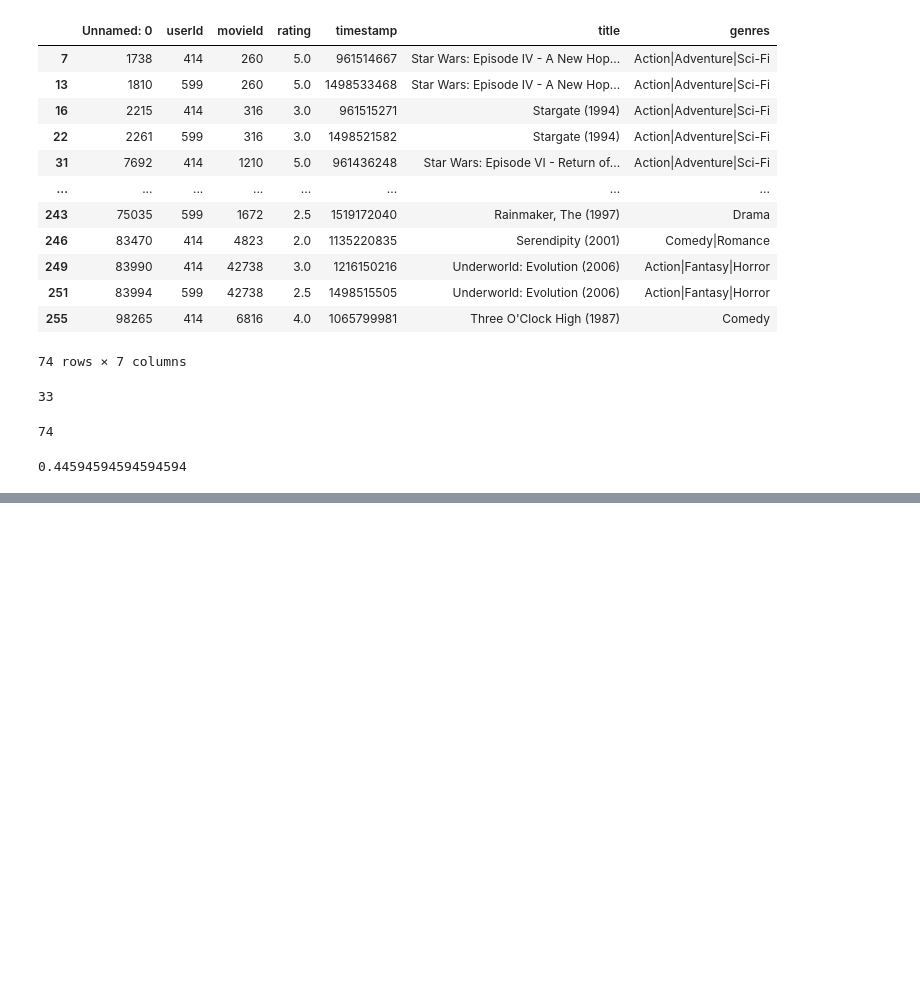
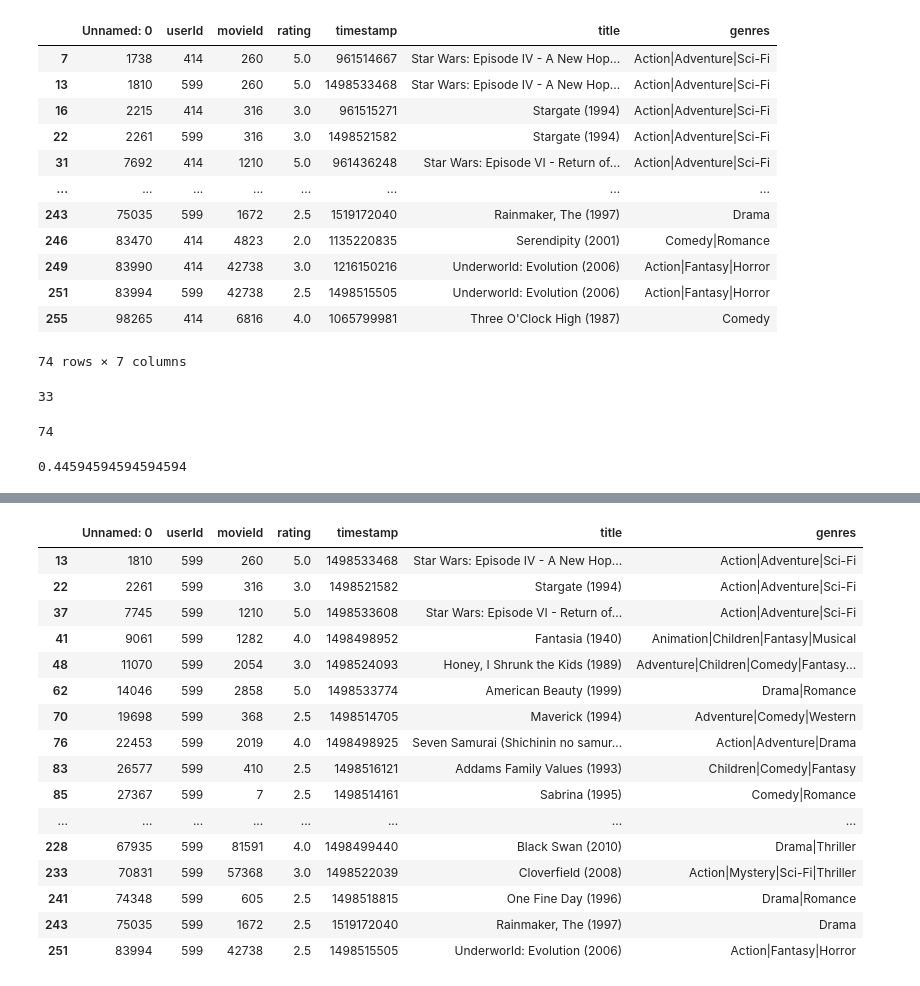
Before and after one commit to mg-um/umpe-ml2, a Jupyter notebook: UMPE - ML2 - Recomendadores.ipynb, the cells around one changed output, grey strips where cells are left out. Cells and saved outputs as stored; diff of their text form; code cells hidden in the pictures; blank space fills up the shorter version.

```diff
--- a/UMPE - ML2 - Recomendadores.ipynb
+++ b/UMPE - ML2 - Recomendadores.ipynb
@@ -282,0 +355,20 @@ len(union(599,414))
+# %%
+df[(df['userId']==599)]
+# %% [output]
+|  | Unnamed: 0 | userId | movieId | rating | timestamp | title | genres |
+| 13 | 1810 | 599 | 260 | 5.0 | 1498533468 | Star Wars: Episode IV - A New Hop... | Action|Adventure|Sci-Fi |
+| 22 | 2261 | 599 | 316 | 3.0 | 1498521582 | Stargate (1994) | Action|Adventure|Sci-Fi |
+| 37 | 7745 | 599 | 1210 | 5.0 | 1498533608 | Star Wars: Episode VI - Return of... | Action|Adventure|Sci-Fi |
+| 41 | 9061 | 599 | 1282 | 4.0 | 1498498952 | Fantasia (1940) | Animation|Children|Fantasy|Musical |
+| 48 | 11070 | 599 | 2054 | 3.0 | 1498524093 | Honey, I Shrunk the Kids (1989) | Adventure|Children|Comedy|Fantasy... |
+| 62 | 14046 | 599 | 2858 | 5.0 | 1498533774 | American Beauty (1999) | Drama|Romance |
+| 70 | 19698 | 599 | 368 | 2.5 | 1498514705 | Maverick (1994) | Adventure|Comedy|Western |
+| 76 | 22453 | 599 | 2019 | 4.0 | 1498498925 | Seven Samurai (Shichinin no samur... | Action|Adventure|Drama |
+| 83 | 26577 | 599 | 410 | 2.5 | 1498516121 | Addams Family Values (1993) | Children|Comedy|Fantasy |
+| 85 | 27367 | 599 | 7 | 2.5 | 1498514161 | Sabrina (1995) | Comedy|Romance |
+| ... | ... | ... | ... | ... | ... | ... | ... |
+| 228 | 67935 | 599 | 81591 | 4.0 | 1498499440 | Black Swan (2010) | Drama|Thriller |
+| 233 | 70831 | 599 | 57368 | 3.0 | 1498522039 | Cloverfield (2008) | Action|Mystery|Sci-Fi|Thriller |
+| 241 | 74348 | 599 | 605 | 2.5 | 1498518815 | One Fine Day (1996) | Drama|Romance |
+| 243 | 75035 | 599 | 1672 | 2.5 | 1519172040 | Rainmaker, The (1997) | Drama |
+| 251 | 83994 | 599 | 42738 | 2.5 | 1498515505 | Underworld: Evolution (2006) | Action|Fantasy|Horror |
```
Also changed, not shown: parts of 5 cells of this notebook.
